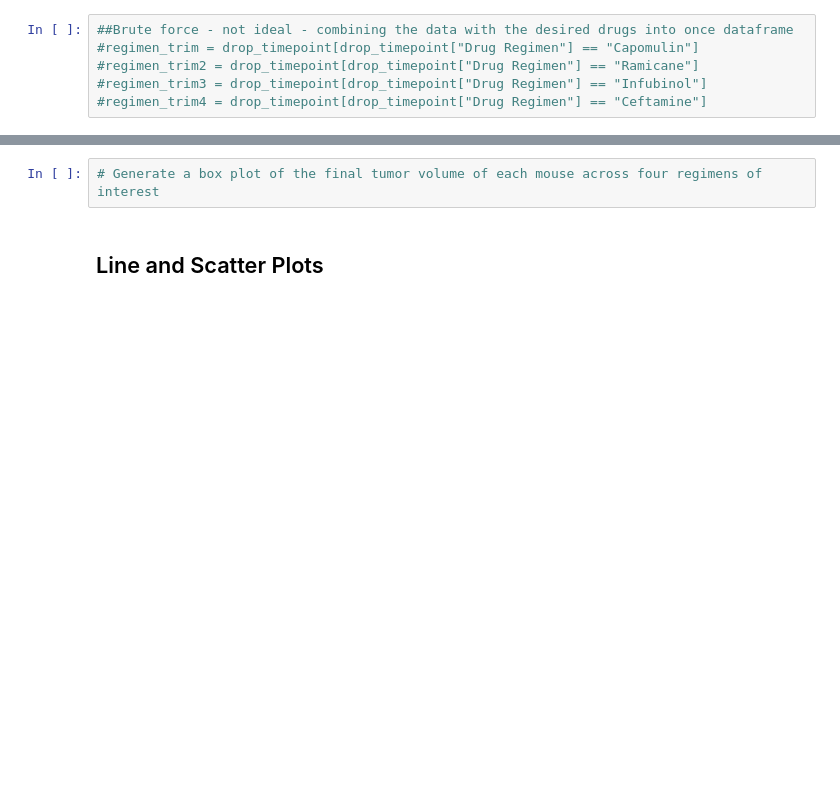
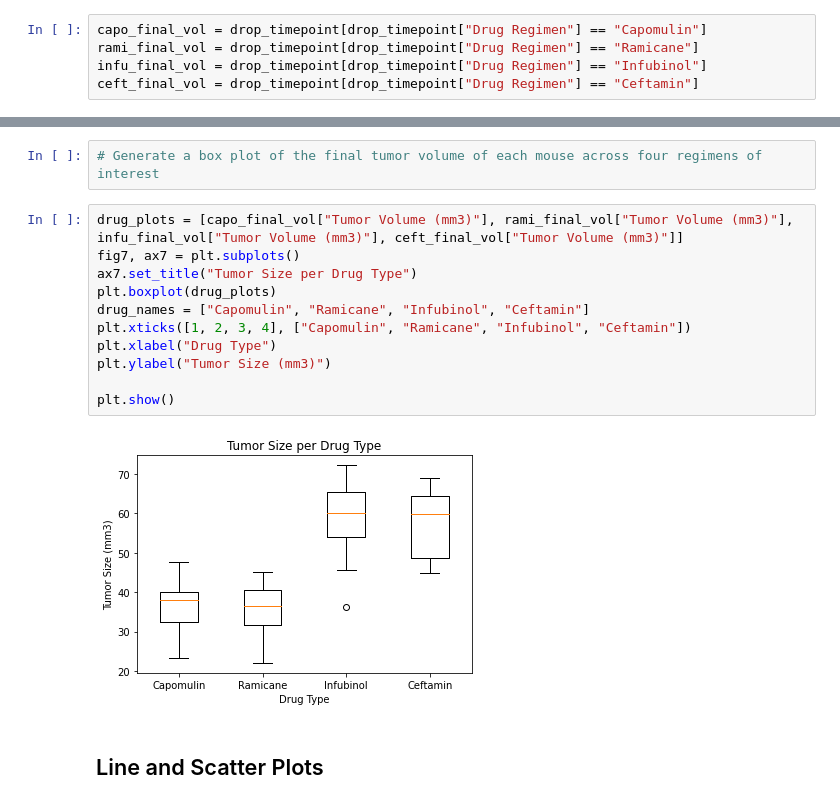
Before and after one commit to hsharma263/matplotlib-challenge, a Jupyter notebook: pymaceuticals_starter.ipynb, the cells around one changed output, grey strips where cells are left out. Saved outputs shown, nothing was run; the diff lists cells and outputs as text; blank space fills up the shorter version.

Commit message:
Added IQR calculations and additional plots. Error with outliers

```diff
--- a/pymaceuticals_starter.ipynb
+++ b/pymaceuticals_starter.ipynb
@@ -391,6 +399,5 @@ drop_timepoint
 # %%
-##Brute force - not ideal - combining the data with the desired drugs into once dataframe
-#regimen_trim = drop_timepoint[drop_timepoint["Drug Regimen"] == "Capomulin"]
-#regimen_trim2 = drop_timepoint[drop_timepoint["Drug Regimen"] == "Ramicane"]
-#regimen_trim3 = drop_timepoint[drop_timepoint["Drug Regimen"] == "Infubinol"]
-#regimen_trim4 = drop_timepoint[drop_timepoint["Drug Regimen"] == "Ceftamine"]
+capo_final_vol = drop_timepoint[drop_timepoint["Drug Regimen"] == "Capomulin"]
+rami_final_vol = drop_timepoint[drop_timepoint["Drug Regimen"] == "Ramicane"]
+infu_final_vol = drop_timepoint[drop_timepoint["Drug Regimen"] == "Infubinol"]
+ceft_final_vol = drop_timepoint[drop_timepoint["Drug Regimen"] == "Ceftamin"]
@@ -450,5 +575,18 @@ if timepoint_merge.iloc[timepoint_merge[:, "Timepoint"] == timepoint_merge[:, "L
 # %%
 # Generate a box plot of the final tumor volume of each mouse across four regimens of interest
+# %%
+drug_plots = [capo_final_vol["Tumor Volume (mm3)"], rami_final_vol["Tumor Volume (mm3)"], infu_final_vol["Tumor Volume (mm3)"], ceft_final_vol["Tumor Volume (mm3)"]]
+fig7, ax7 = plt.subplots()
+ax7.set_title("Tumor Size per Drug Type")
+plt.boxplot(drug_plots)
+drug_names = ["Capomulin", "Ramicane", "Infubinol", "Ceftamin"]
+plt.xticks([1, 2, 3, 4], ["Capomulin", "Ramicane", "Infubinol", "Ceftamin"])
+plt.xlabel("Drug Type")
+plt.ylabel("Tumor Size (mm3)")
+
+plt.show()
+# %% [output]
+[figure, added]
 # %% [markdown]
 ## Line and Scatter Plots
 # %%
```
Also changed, not shown: parts of 34 cells of this notebook.
